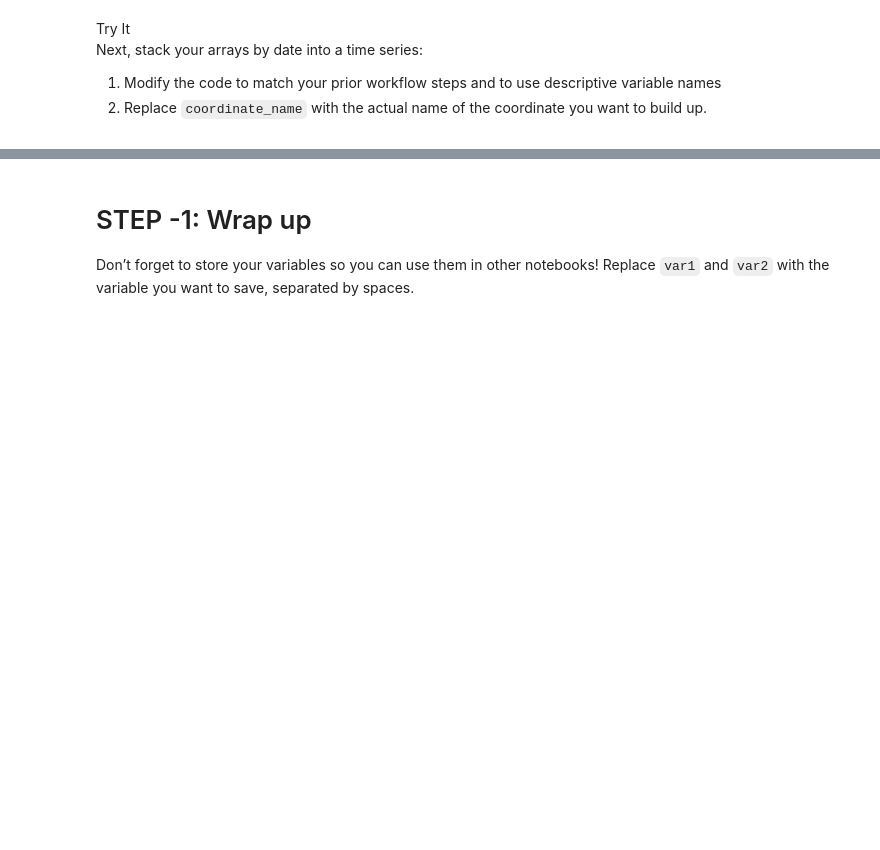
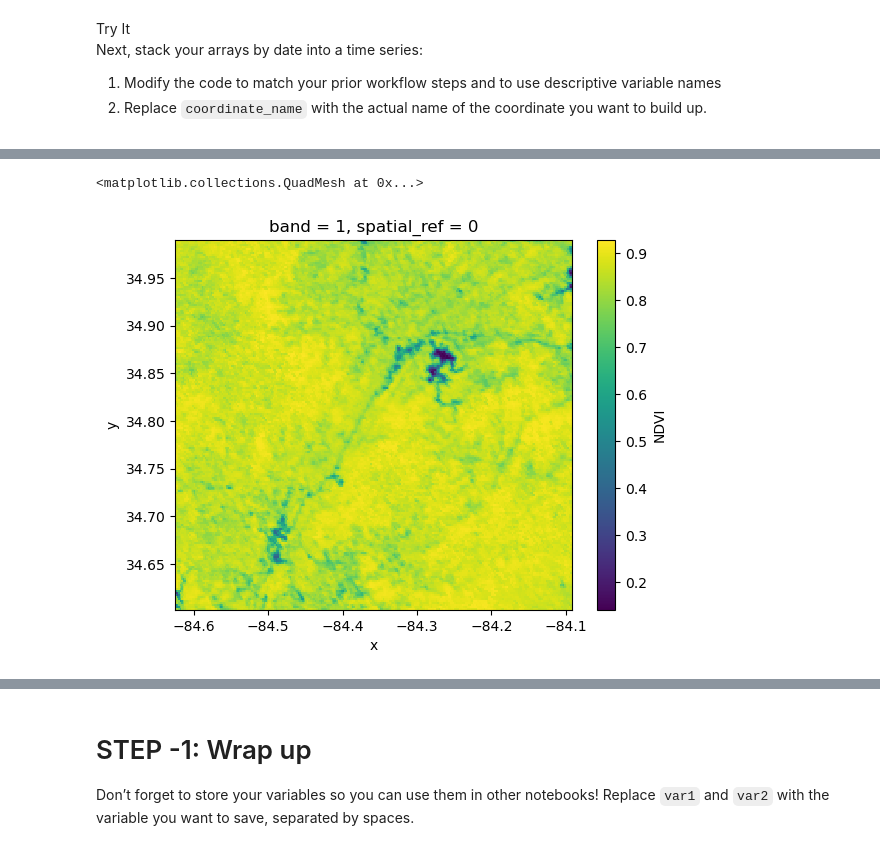
Before and after one commit to cu-esiil-edu/02-vegetation-tjboyer13, a Jupyter notebook: notebooks/vegetation-92-download-ndvi.ipynb, the cells around one changed output, grey strips where cells are left out. Cells and saved outputs as stored; diff of their text form; code cells hidden in the pictures; blank space fills up the shorter version.

```diff
--- a/notebooks/vegetation-92-download-ndvi.ipynb
+++ b/notebooks/vegetation-92-download-ndvi.ipynb
@@ -172,0 +318,12 @@ da
+# %%
+# plot after
+post_ndvi = (
+    da
+    .sel(date=slice('2016', '2018'))
+    .mean(dim='date')
+    .NDVI
+)
+post_ndvi.plot()
+# %% [output]
+<matplotlib.collections.QuadMesh at 0x...>
+[figure, added]
```
Also changed, not shown: parts of 11 cells of this notebook, 1 other file.
